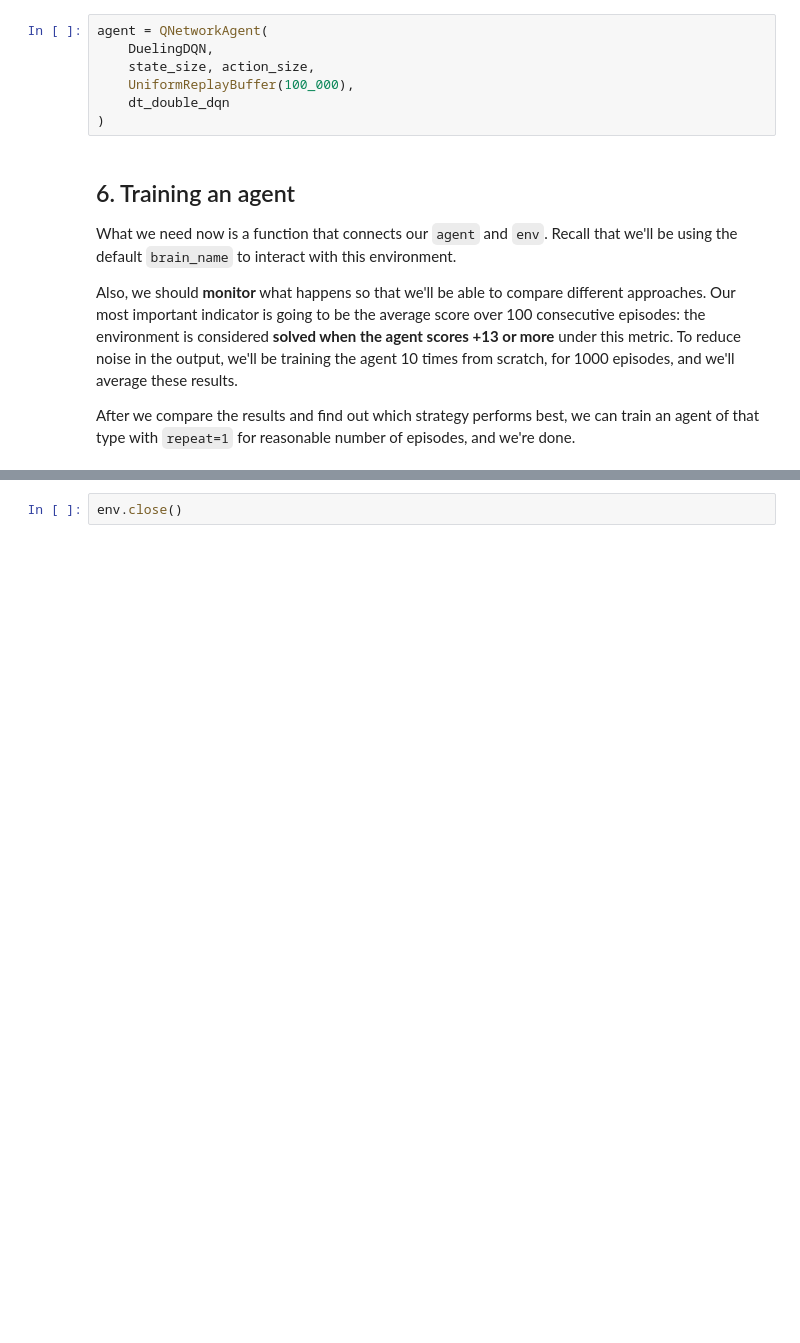
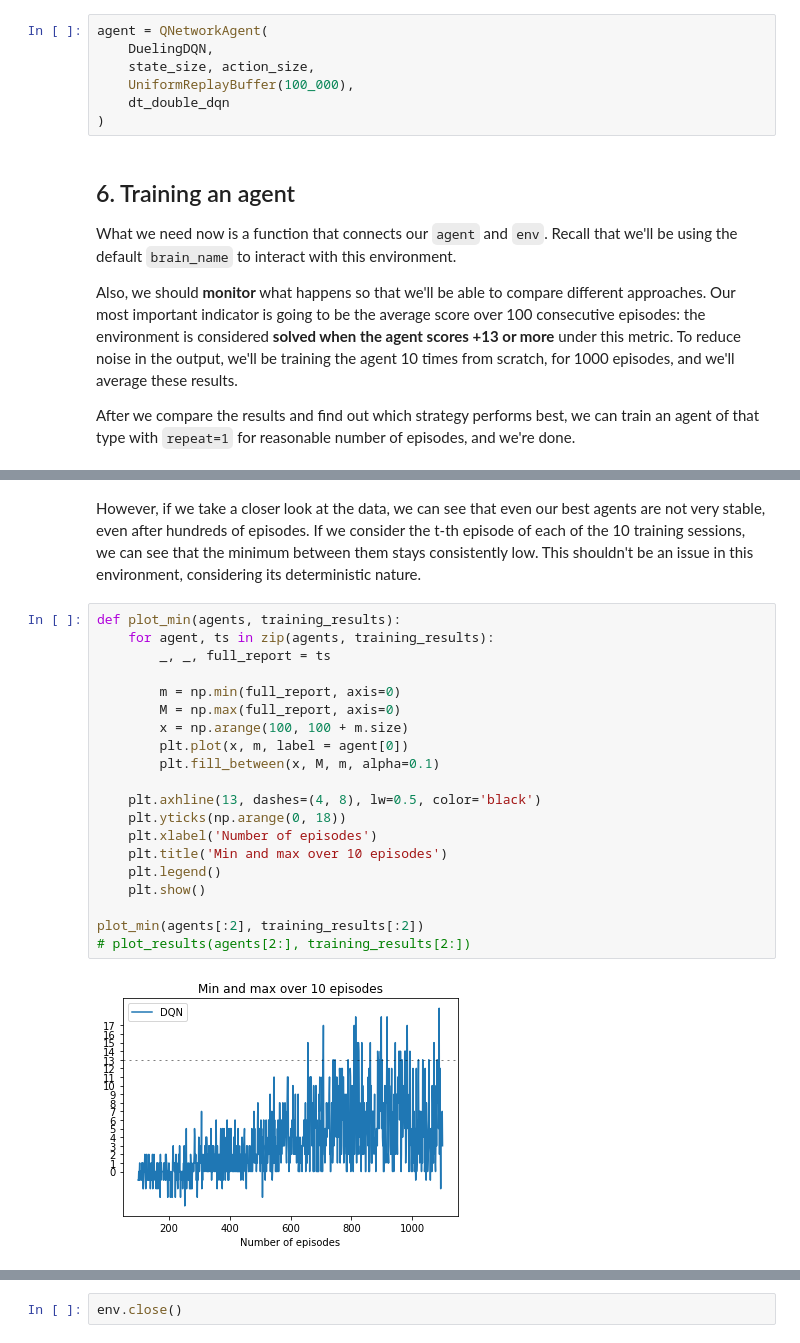
Before and after one commit to francescotorregrossa/deep-reinforcement-learning-nanodegree, a Jupyter notebook: p1-navigation/Report.ipynb, the cells around one changed output, grey strips where cells are left out. Saved outputs shown, nothing was run; the diff lists cells and outputs as text; blank space fills up the shorter version.

```diff
--- a/p1-navigation/Report.ipynb
+++ b/p1-navigation/Report.ipynb
@@ -421,0 +445,24 @@ for ts in training_results:
+# %% [markdown]
+However, if we take a closer look at the data, we can see that even our best agents are not very stable, even after hundreds of episodes. If we consider the t-th episode of each of the 10 training sessions, we can see that the minimum between them stays consistently low. This shouldn't be an issue in this environment, considering its deterministic nature.
+# %%
+def plot_min(agents, training_results):
+    for agent, ts in zip(agents, training_results):
+        _, _, full_report = ts
+
+        m = np.min(full_report, axis=0)
+        M = np.max(full_report, axis=0)
+        x = np.arange(100, 100 + m.size)
+        plt.plot(x, m, label = agent[0])
+        plt.fill_between(x, M, m, alpha=0.1)
+
+    plt.axhline(13, dashes=(4, 8), lw=0.5, color='black')
+    plt.yticks(np.arange(0, 18))
+    plt.xlabel('Number of episodes')
+    plt.title('Min and max over 10 episodes')
+    plt.legend()
+    plt.show()
+
+plot_min(agents[:2], training_results[:2])
+# plot_results(agents[2:], training_results[2:])
+# %% [output]
+[figure, added]
```
Also changed, not shown: parts of 18 cells of this notebook, 3 other files.
